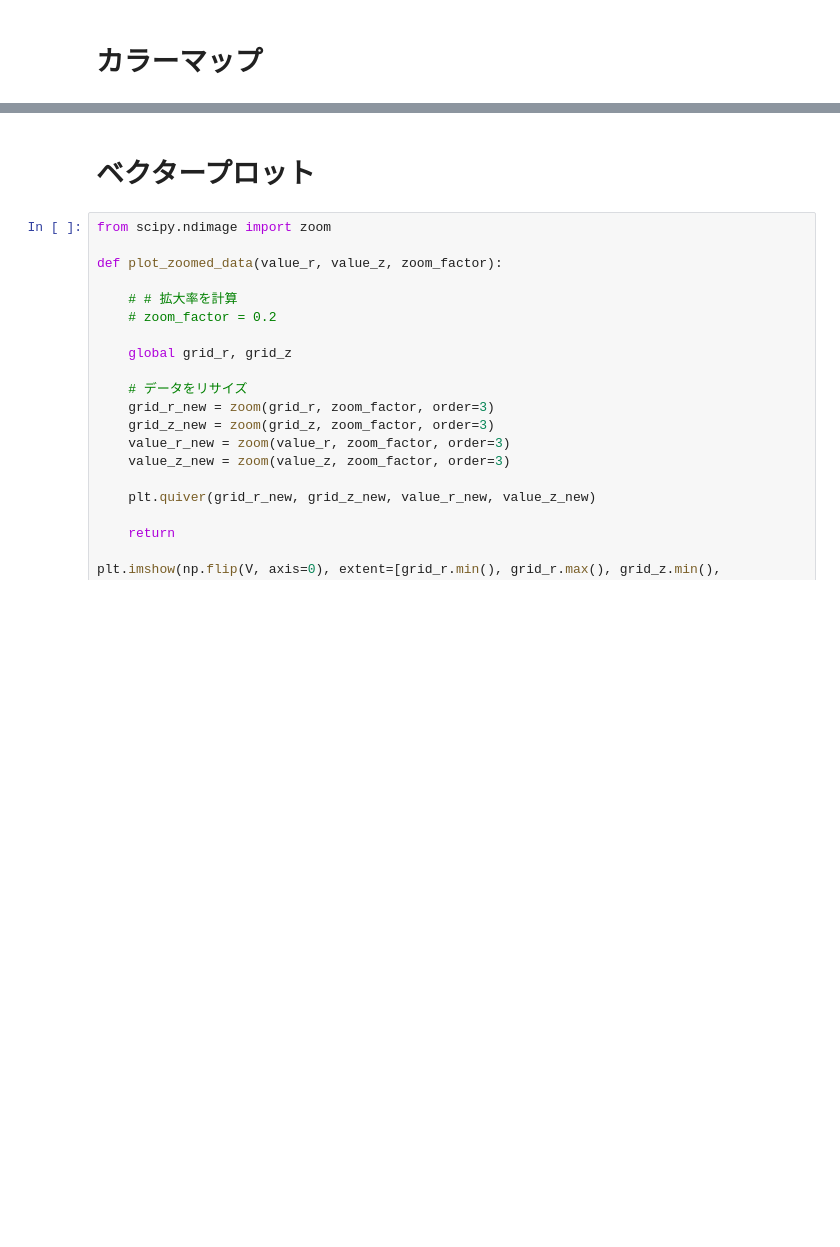
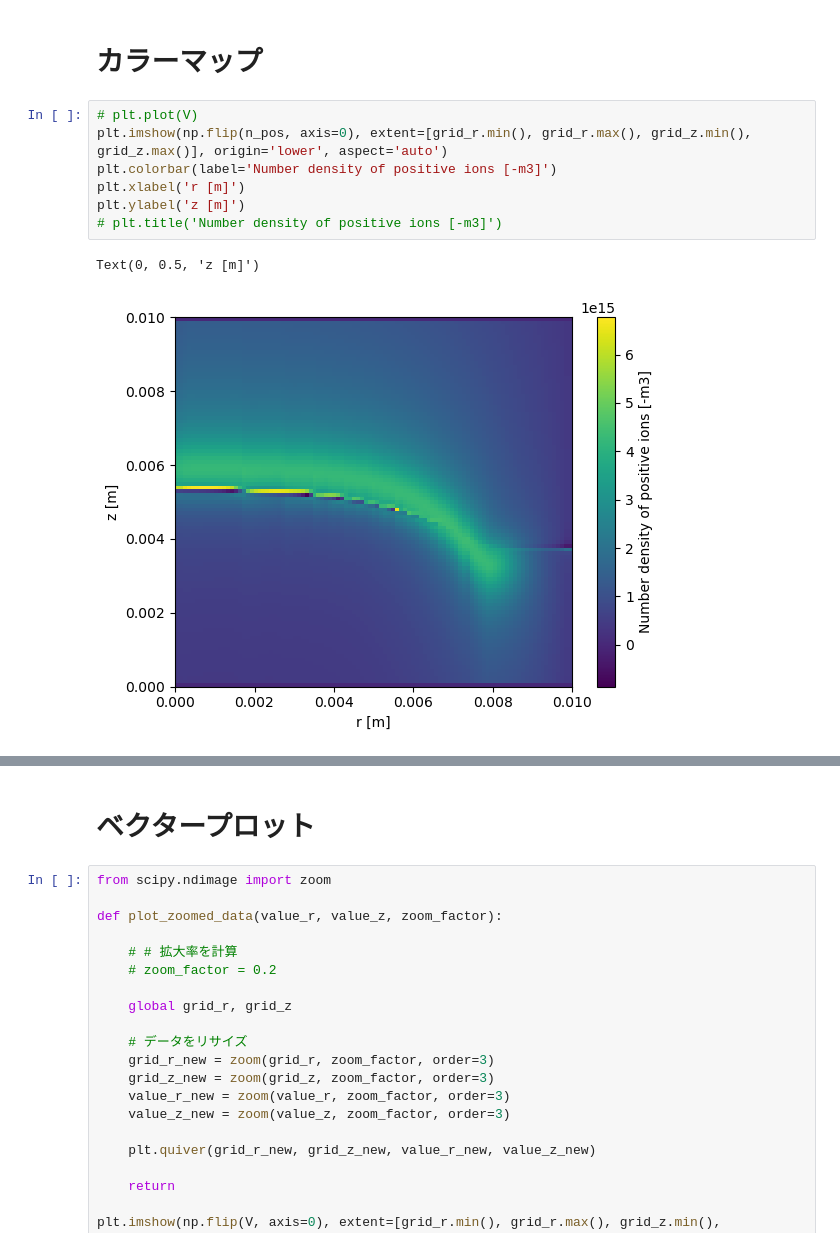
Before and after one commit to syoukera/F90_IonizedLayerModel, a Jupyter notebook: ipynb/20241213_plot_vector_data_2d.ipynb, the cells around one changed output, grey strips where cells are left out. Drawn from its saved outputs; the diff is of its cells as text; blank space fills up the shorter version.

```diff
--- a/ipynb/20241213_plot_vector_data_2d.ipynb
+++ b/ipynb/20241213_plot_vector_data_2d.ipynb
@@ -24,2 +36,12 @@ F_z = pd.read_csv('../output/electric_body_force_z.dat', sep='\s+', header=None)
 # %% [markdown]
 # カラーマップ
+# %%
+# plt.plot(V)
+plt.imshow(np.flip(n_pos, axis=0), extent=[grid_r.min(), grid_r.max(), grid_z.min(), grid_z.max()], origin='lower', aspect='auto')
+plt.colorbar(label='Number density of positive ions [-m3]')
+plt.xlabel('r [m]')
+plt.ylabel('z [m]')
+# plt.title('Number density of positive ions [-m3]')
+# %% [output]
+Text(0, 0.5, 'z [m]')
+[figure, added]
```
Also changed, not shown: parts of 10 cells of this notebook, 2 other files.
